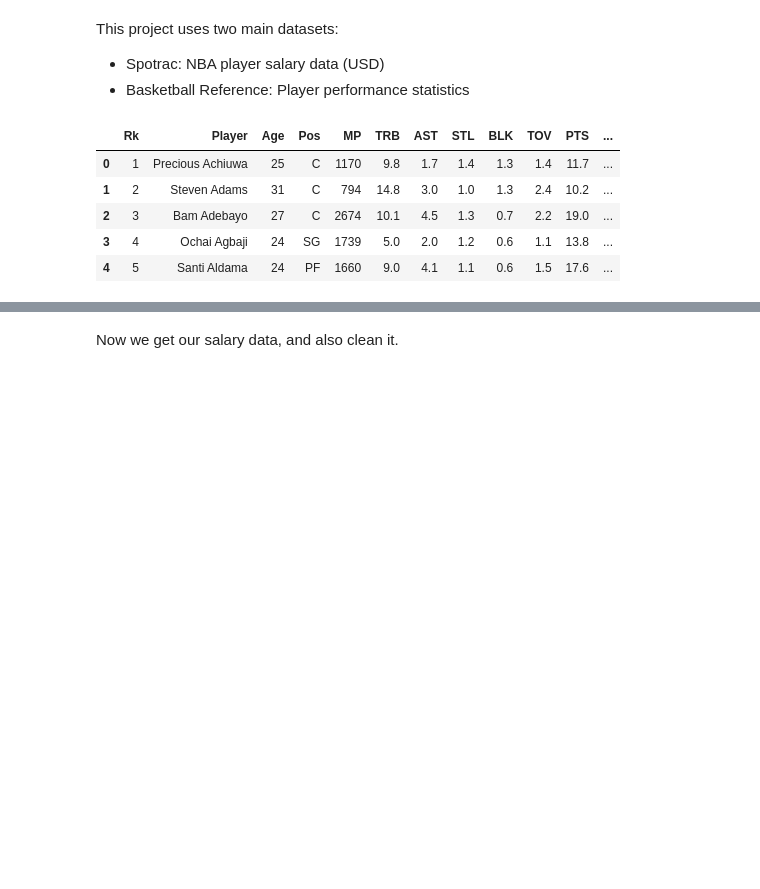
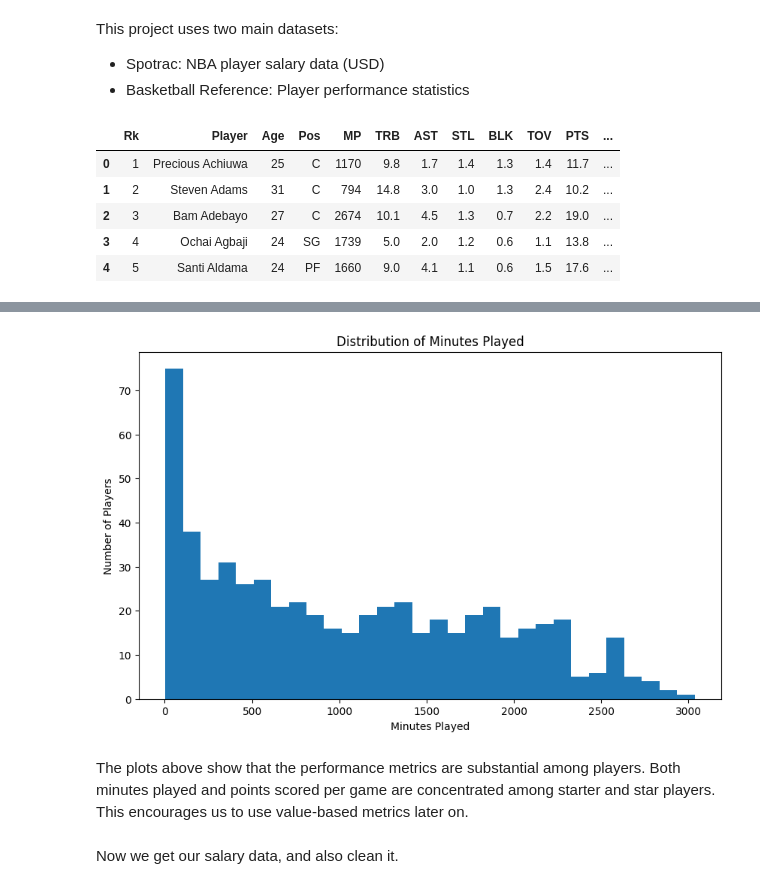
Before and after one commit to eksubasi/DSA210, a Jupyter notebook: eda.ipynb, the cells around one changed output, grey strips where cells are left out. Saved outputs shown, nothing was run; the diff lists cells and outputs as text; code cells hidden in the pictures; blank space fills up the shorter version.

```diff
--- a/eda.ipynb
+++ b/eda.ipynb
@@ -32,3 +41,14 @@ stats_df.head()
+# %%
+plt.figure(figsize=(10, 6))
+plt.hist(stats_df['MP'], bins=30)
+plt.xlabel("Minutes Played")
+plt.ylabel("Number of Players")
+plt.title("Distribution of Minutes Played")
+plt.show()
+# %% [output]
+[figure, added]
+# %% [markdown]
+The plots above show that the performance metrics are substantial among players. Both minutes played and points scored per game are concentrated among starter and star players. This encourages us to use value-based metrics later on.
 # %% [markdown]
 Now we get our salary data, and also clean it.
 # %%
```
Also changed, not shown: parts of 7 cells of this notebook.
